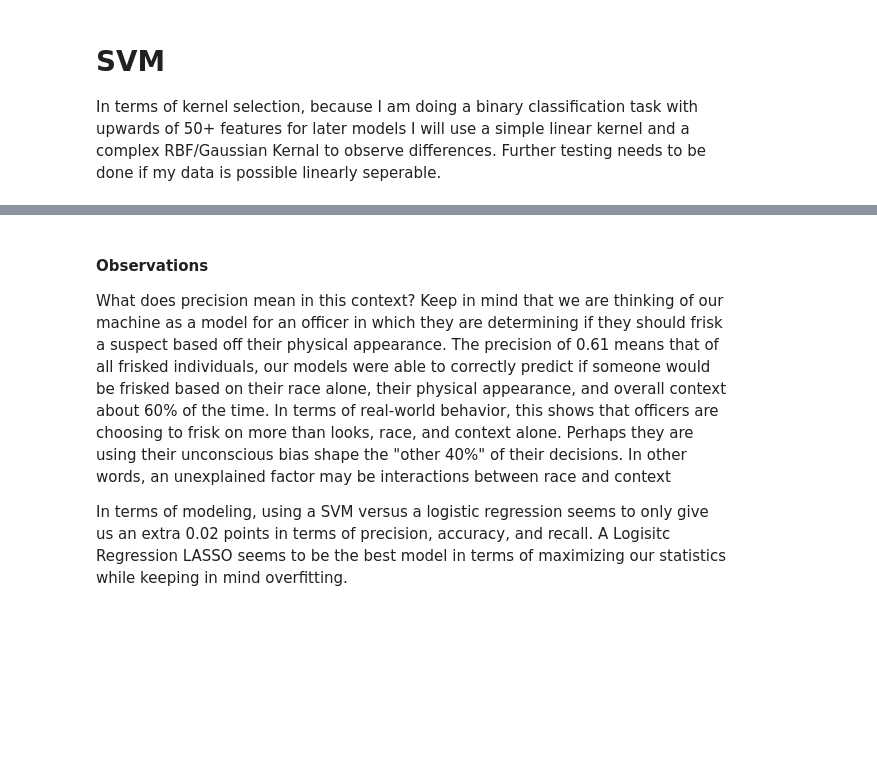
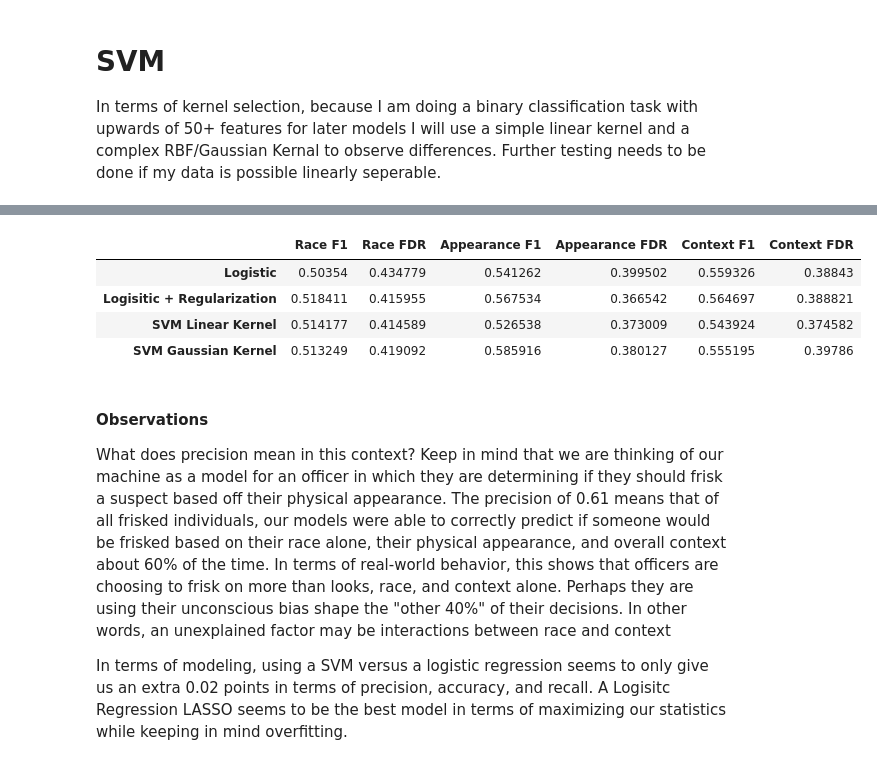
Before and after one commit to WinsonTruong/police, a Jupyter notebook: notebooks/models.ipynb, the cells around one changed output, grey strips where cells are left out. Cells and saved outputs as stored; diff of their text form; code cells hidden in the pictures; blank space fills up the shorter version.

```diff
--- a/notebooks/models.ipynb
+++ b/notebooks/models.ipynb
@@ -268,3 +269,14 @@ display(race_summary, appearance_summary, context_summary)
+# %%
+# Creating table for presentation puroses
+summary = pd.concat([race_summary, appearance_summary, context_summary], axis = 1)
+summary.columns = ['Race F1', 'Race FDR', 'Appearance F1', 'Appearance FDR', 'Context F1', 'Context FDR']
+summary
+# %% [output]
+|  | Race F1 | Race FDR | Appearance F1 | Appearance FDR | Context F1 | Context FDR |
+| Logistic | 0.50354 | 0.434779 | 0.541262 | 0.399502 | 0.559326 | 0.38843 |
+| Logisitic + Regularization | 0.518411 | 0.415955 | 0.567534 | 0.366542 | 0.564697 | 0.388821 |
+| SVM Linear Kernel | 0.514177 | 0.414589 | 0.526538 | 0.373009 | 0.543924 | 0.374582 |
+| SVM Gaussian Kernel | 0.513249 | 0.419092 | 0.585916 | 0.380127 | 0.555195 | 0.39786 |
 # %% [markdown]
 #### Observations
 
```
Also changed, not shown: parts of 5 cells of this notebook, 2 other files.
